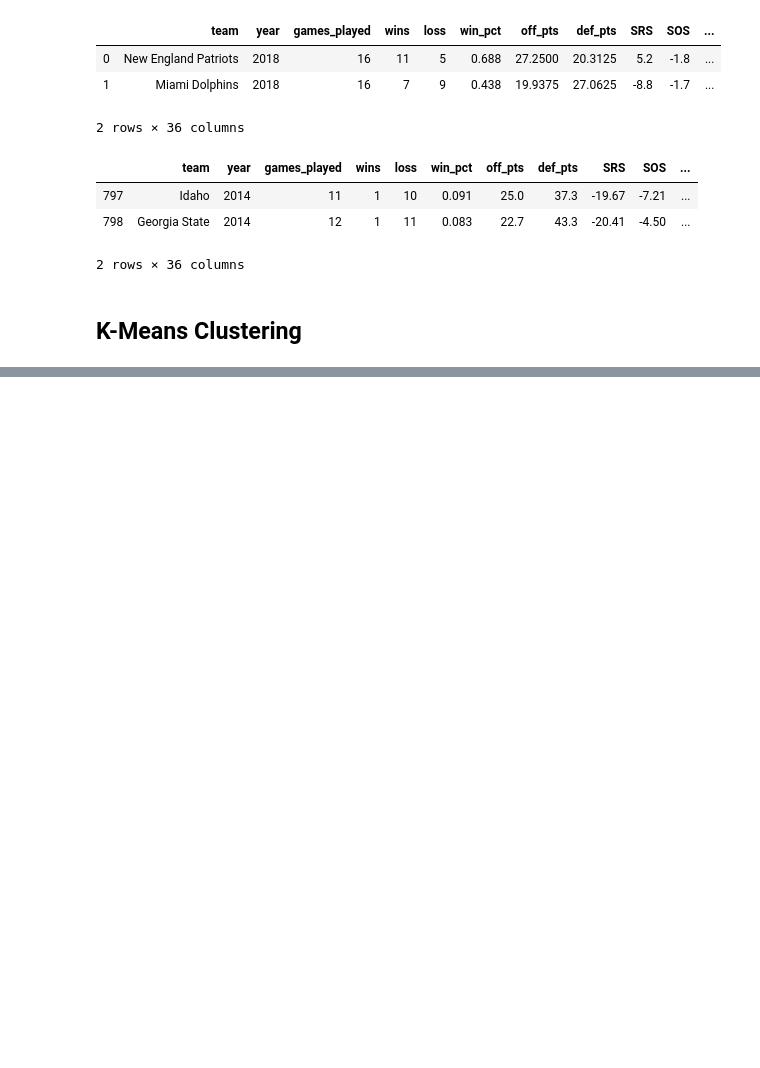
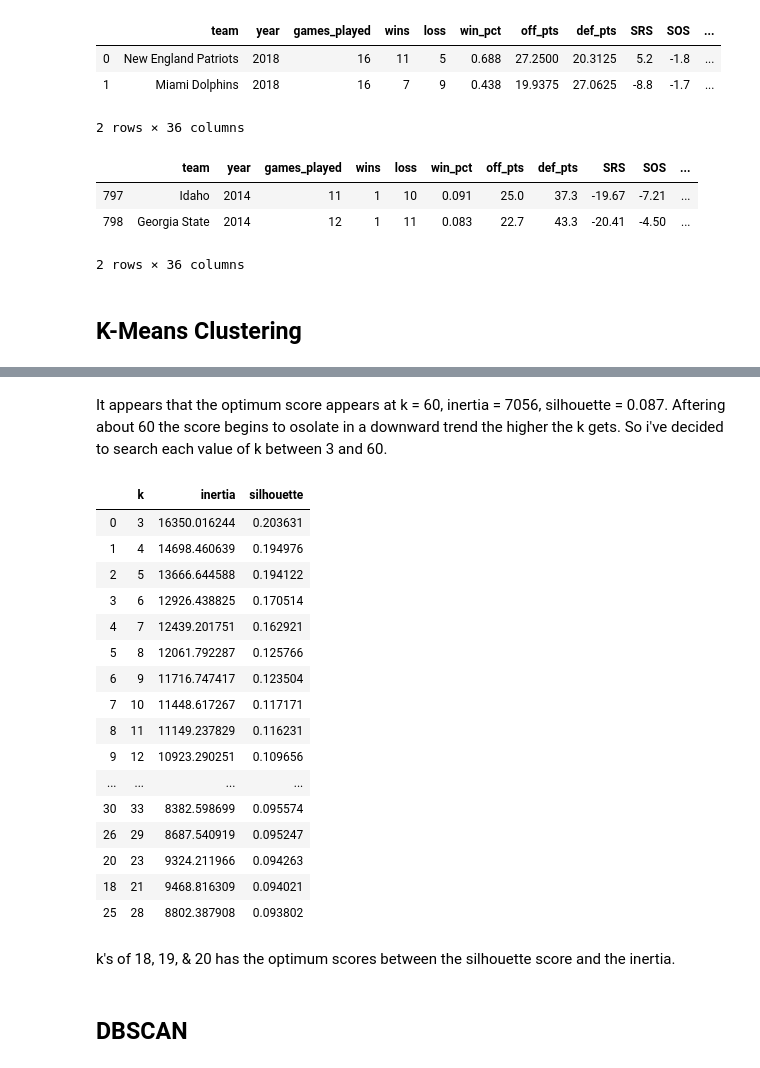
Before and after one commit to mayjordata/Capstone-Project, a Jupyter notebook: code/Modeling Notebook.ipynb, the cells around one changed output, grey strips where cells are left out. Drawn from its saved outputs; the diff is of its cells as text; code cells hidden in the pictures; blank space fills up the shorter version.

```diff
--- a/code/Modeling Notebook.ipynb
+++ b/code/Modeling Notebook.ipynb
@@ -119,0 +168,26 @@ df2[['team','year','win_pct','off_pts','def_pts','cluster','league']].sort_value
+# %% [markdown]
+It appears that the optimum score appears at k = 60, inertia = 7056, silhouette = 0.087. Aftering about 60 the score begins to osolate in a downward trend the higher the k gets. So i've decided to search each value of k between 3 and 60.
+# %%
+scores_df.sort_values(by='silhouette', ascending=False).head(25)
+# %% [output]
+|  | k | inertia | silhouette |
+| 0 | 3 | 16350.016244 | 0.203631 |
+| 1 | 4 | 14698.460639 | 0.194976 |
+| 2 | 5 | 13666.644588 | 0.194122 |
+| 3 | 6 | 12926.438825 | 0.170514 |
+| 4 | 7 | 12439.201751 | 0.162921 |
+| 5 | 8 | 12061.792287 | 0.125766 |
+| 6 | 9 | 11716.747417 | 0.123504 |
+| 7 | 10 | 11448.617267 | 0.117171 |
+| 8 | 11 | 11149.237829 | 0.116231 |
+| 9 | 12 | 10923.290251 | 0.109656 |
+| ... | ... | ... | ... |
+| 30 | 33 | 8382.598699 | 0.095574 |
+| 26 | 29 | 8687.540919 | 0.095247 |
+| 20 | 23 | 9324.211966 | 0.094263 |
+| 18 | 21 | 9468.816309 | 0.094021 |
+| 25 | 28 | 8802.387908 | 0.093802 |
+# %% [markdown]
+k's of 18, 19, & 20 has the optimum scores between the silhouette score and the inertia.
+# %% [markdown]
+## DBSCAN
```
Also changed, not shown: parts of 11 cells of this notebook.
